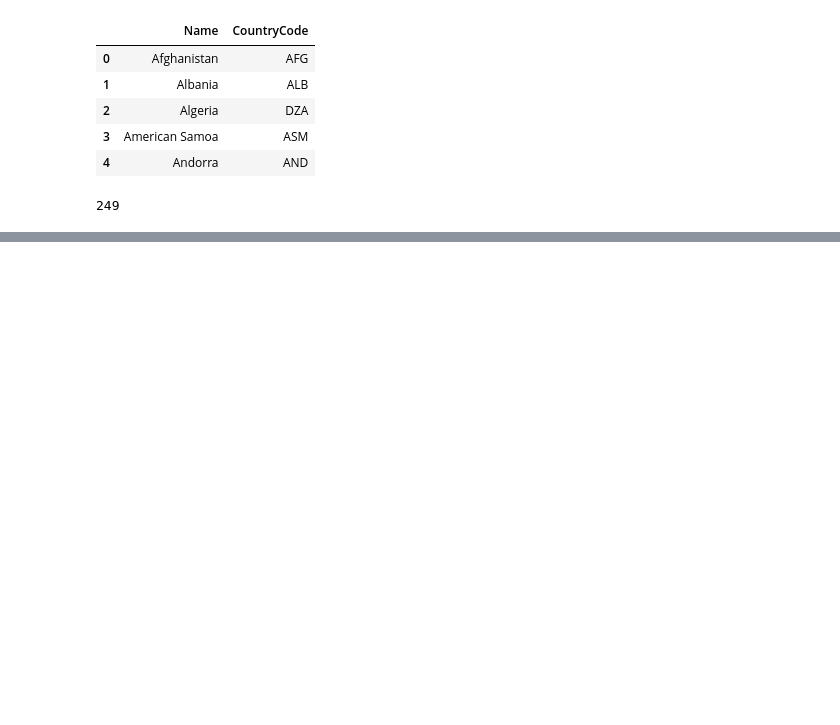
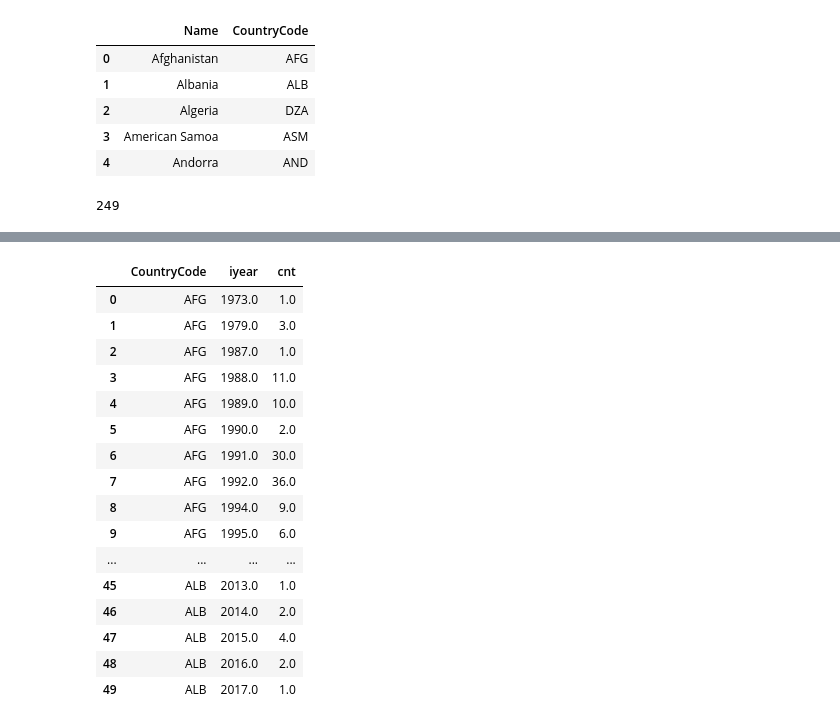
Before and after one commit to AndreaCurtoni/TerrorismDSBA, a Jupyter notebook: starting_analysis/GeoData.ipynb, the cells around one changed output, grey strips where cells are left out. Saved outputs shown, nothing was run; the diff lists cells and outputs as text; code cells hidden in the pictures; blank space fills up the shorter version.

```diff
--- a/starting_analysis/GeoData.ipynb
+++ b/starting_analysis/GeoData.ipynb
@@ -71,3 +53,5 @@ to_plot
+# %%
+to_plot.dropna(inplace=True)
 # %%
 del to_plot['Name']
 del to_plot['country_txt']
@@ -74,3 +60,21 @@ del to_plot['country_txt']
-# %%
-to_plot = to_plot.fillna(0)
+# %%
+to_plot.head(50)
+# %% [output]
+|  | CountryCode | iyear | cnt |
+| 0 | AFG | 1973.0 | 1.0 |
+| 1 | AFG | 1979.0 | 3.0 |
+| 2 | AFG | 1987.0 | 1.0 |
+| 3 | AFG | 1988.0 | 11.0 |
+| 4 | AFG | 1989.0 | 10.0 |
+| 5 | AFG | 1990.0 | 2.0 |
+| 6 | AFG | 1991.0 | 30.0 |
+| 7 | AFG | 1992.0 | 36.0 |
+| 8 | AFG | 1994.0 | 9.0 |
+| 9 | AFG | 1995.0 | 6.0 |
+| ... | ... | ... | ... |
+| 45 | ALB | 2013.0 | 1.0 |
+| 46 | ALB | 2014.0 | 2.0 |
+| 47 | ALB | 2015.0 | 4.0 |
+| 48 | ALB | 2016.0 | 2.0 |
+| 49 | ALB | 2017.0 | 1.0 |
 # %%
```
Also changed, not shown: parts of 9 cells of this notebook.
